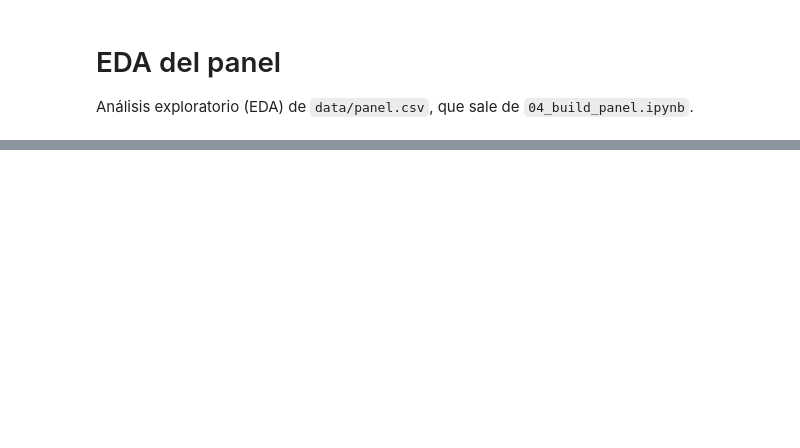
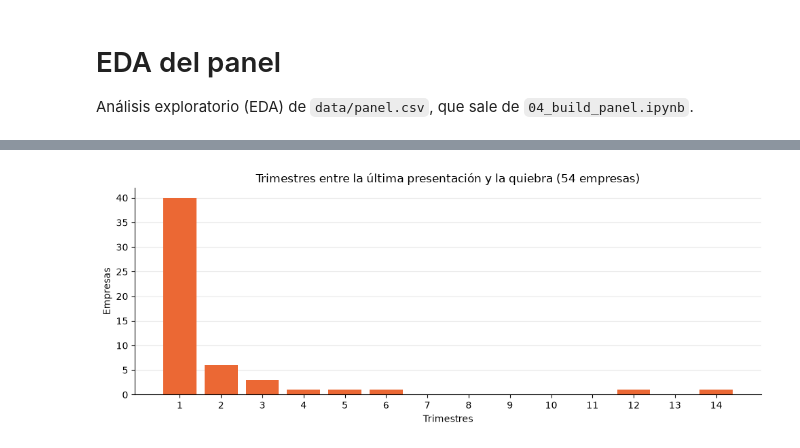
Before and after one commit to EbnerLautaro/MAI-Diplodatos, a Jupyter notebook: src/05_eda_panel.ipynb, the cells around one changed output, grey strips where cells are left out. Drawn from its saved outputs; the diff is of its cells as text; code cells hidden in the pictures; blank space fills up the shorter version.

```diff
--- a/src/05_eda_panel.ipynb
+++ b/src/05_eda_panel.ipynb
@@ -45,0 +96,5 @@ panel
+# %%
+panel_qc = panel[
+    panel["cik"].isin(empresas.index[empresas["tipo"].isin(["quiebra", "completa"])])
+]
+panel_qc.groupby("sector").agg(empresas=("cik", "nunique"), filas=("cik", "size"))
@@ -45,0 +173,29 @@ panel
+# %%
+ultimas = (
+    panel_qc[panel_qc["fecha_quiebra"].notna()]
+    .groupby("cik")
+    .agg(ultima_fila=("trimestre", "max"), fecha_quiebra=("fecha_quiebra", "first"))
+)
+# Period -> int counts quarters since 1970Q1, so the difference is in quarters
+hasta_quiebra = pd.to_datetime(ultimas["fecha_quiebra"]).dt.to_period("Q").astype(
+    int
+) - pd.PeriodIndex(ultimas["ultima_fila"], freq="Q").astype(int)
+por_distancia = hasta_quiebra.value_counts().reindex(
+    range(1, hasta_quiebra.max() + 1), fill_value=0
+)
+
+fig, ax = plt.subplots(figsize=(10, 4))
+barras = ax.bar(
+    por_distancia.index.astype(str), por_distancia, color=COLORES["quiebra"]
+)
+ax.set_title(
+    f"Trimestres entre la última presentación y la quiebra ({len(ultimas)} empresas)"
+)
+ax.set_xlabel("Trimestres")
+ax.set_ylabel("Empresas")
+ax.spines[["top", "right"]].set_visible(False)
+ax.grid(axis="y", alpha=0.3)
+ax.set_axisbelow(True)
+fig.tight_layout()
+# %% [output]
+[figure, added]
```
Also changed, not shown: parts of 26 cells of this notebook, 14 other files.
